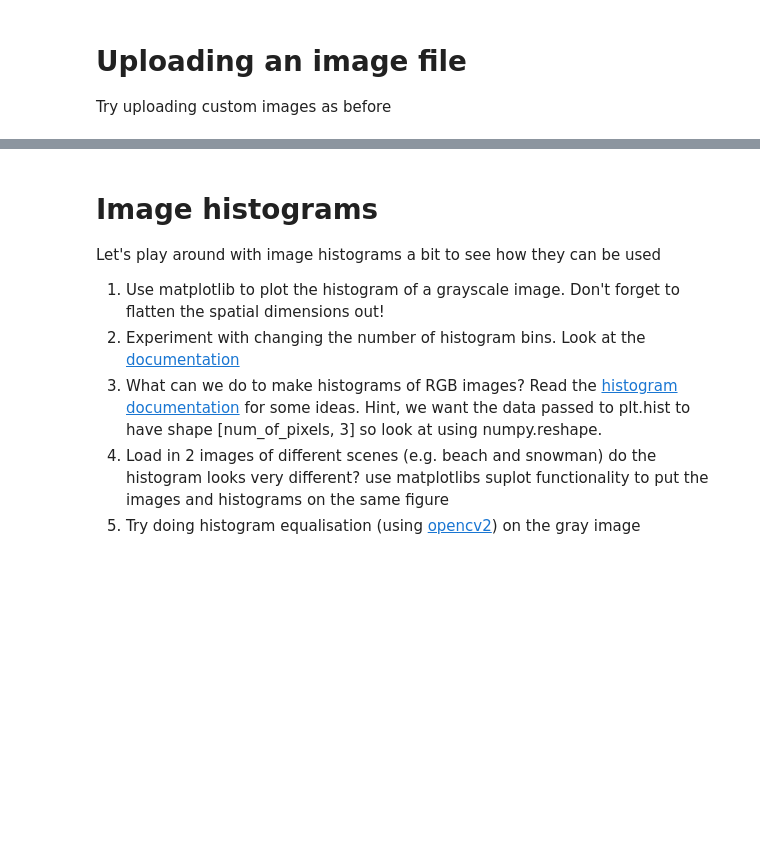
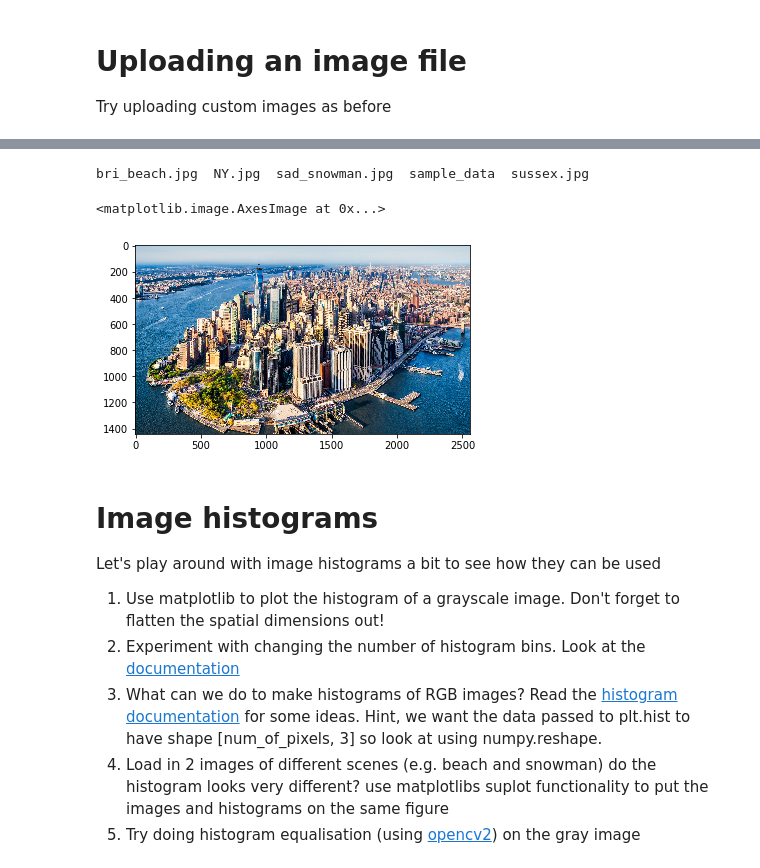
Before and after one commit to LordLean/Computer-Vision, a Jupyter notebook: CV_Labs/CV_Lab2.ipynb, the cells around one changed output, grey strips where cells are left out. Cells and saved outputs as stored; diff of their text form; code cells hidden in the pictures; blank space fills up the shorter version.

```diff
--- a/CV_Labs/CV_Lab2.ipynb
+++ b/CV_Labs/CV_Lab2.ipynb
@@ -43,8 +77,17 @@ uploaded = files.upload()
 import os
 !ls
 # Insert the correct image filename here and uncomment
-#full_path = "/content/" + image_fname
-# image = cv2.imread(full_path)
+full_path = "/content/" + "NY.jpg"
+image = cv2.imread(full_path)
+# %% [output]
+bri_beach.jpg  NY.jpg  sad_snowman.jpg  sample_data  sussex.jpg
+# %%
+#plt.style.use("ggplot")
+img_ny = image[:,:,::-1]
+plt.imshow(img_ny)
+# %% [output]
+<matplotlib.image.AxesImage at 0x...>
+[figure, added]
 # %% [markdown]
 # Image histograms
 Let's play around with image histograms a bit to see how they can be used
```
Also changed, not shown: parts of 22 cells of this notebook.
